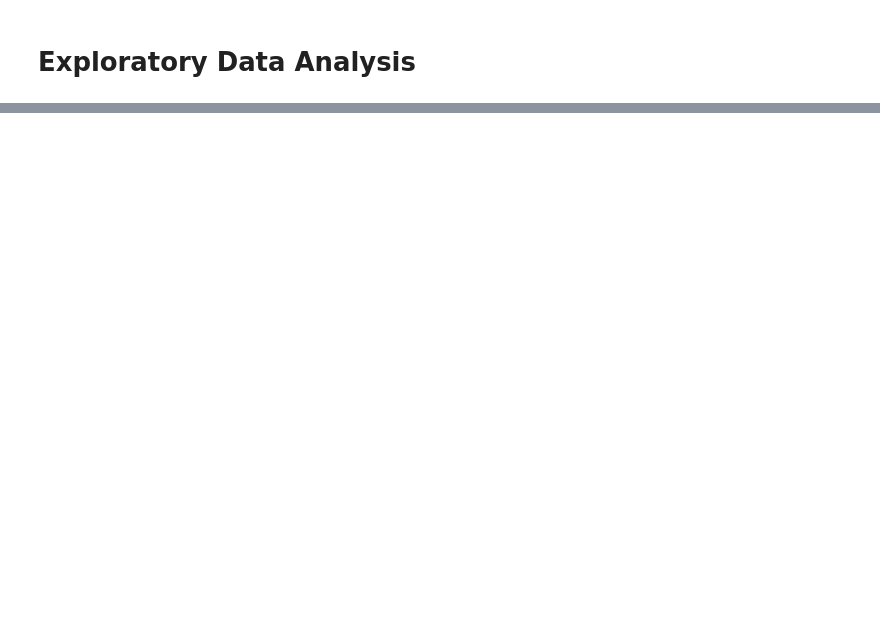
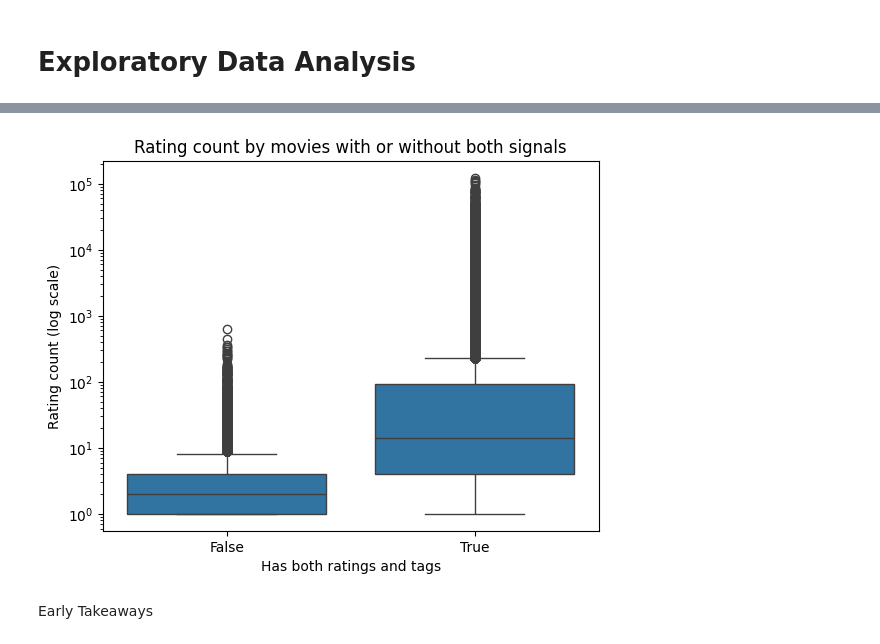
Before and after one commit to F-Degerman/Machine-Learning-FANNY-DEGERMAN, a Jupyter notebook: Assignment_1/EDA.ipynb, the cells around one changed output, grey strips where cells are left out. Drawn from its saved outputs; the diff is of its cells as text; code cells hidden in the pictures; blank space fills up the shorter version.

```diff
--- a/Assignment_1/EDA.ipynb
+++ b/Assignment_1/EDA.ipynb
@@ -438,0 +295,19 @@ A reasonable first threshold to test is therefore:
+# %%
+movie_rating_summary = (
+    ratings.groupby("movieId")
+    .agg(
+        mean_rating=("rating", "mean"),
+        rating_count=("rating", "count"),
+    )
+    .reset_index()
+)
+
+movie_coverage = movies[["movieId", "title", "genres"]].merge(
+    movie_rating_summary,
+    on="movieId",
+    how="left",
+)
+
+movie_coverage["has_rating"] = movie_coverage["movieId"].isin(ratings["movieId"])
+movie_coverage["has_tag"] = movie_coverage["movieId"].isin(tags["movieId"])
+movie_coverage["has_both"] = movie_coverage["has_rating"] & movie_coverage["has_tag"]
@@ -438,0 +322,11 @@ A reasonable first threshold to test is therefore:
+# %%
+sns.boxplot(data=movie_coverage, x="has_both", y="rating_count")
+plt.yscale("log")
+plt.title("Rating count by movies with or without both signals")
+plt.xlabel("Has both ratings and tags")
+plt.ylabel("Rating count (log scale)")
+plt.show()
+# %% [output]
+[figure, added]
+# %% [markdown]
+Early Takeaways
```
Also changed, not shown: parts of 67 cells of this notebook, 8 other files.
